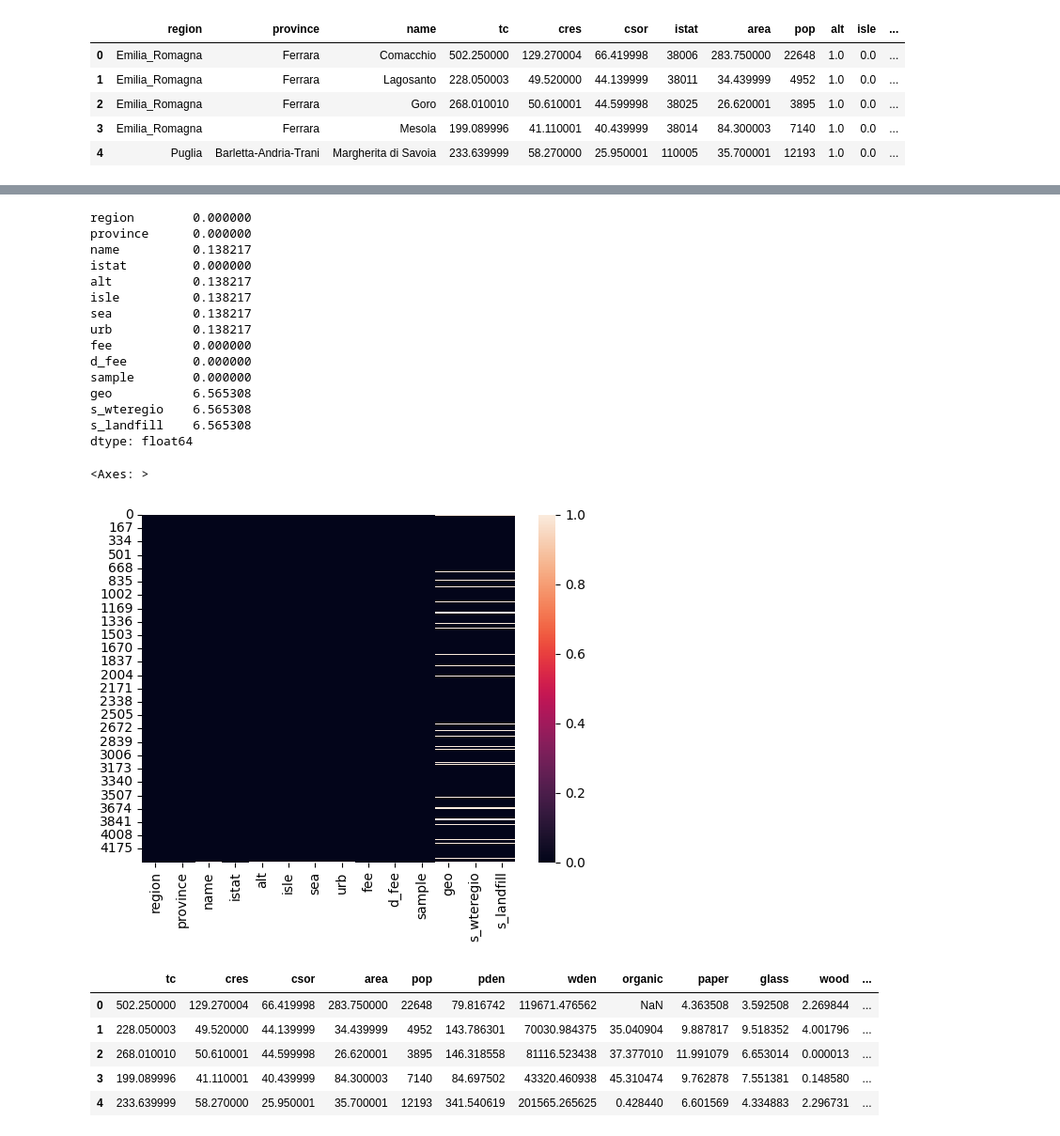
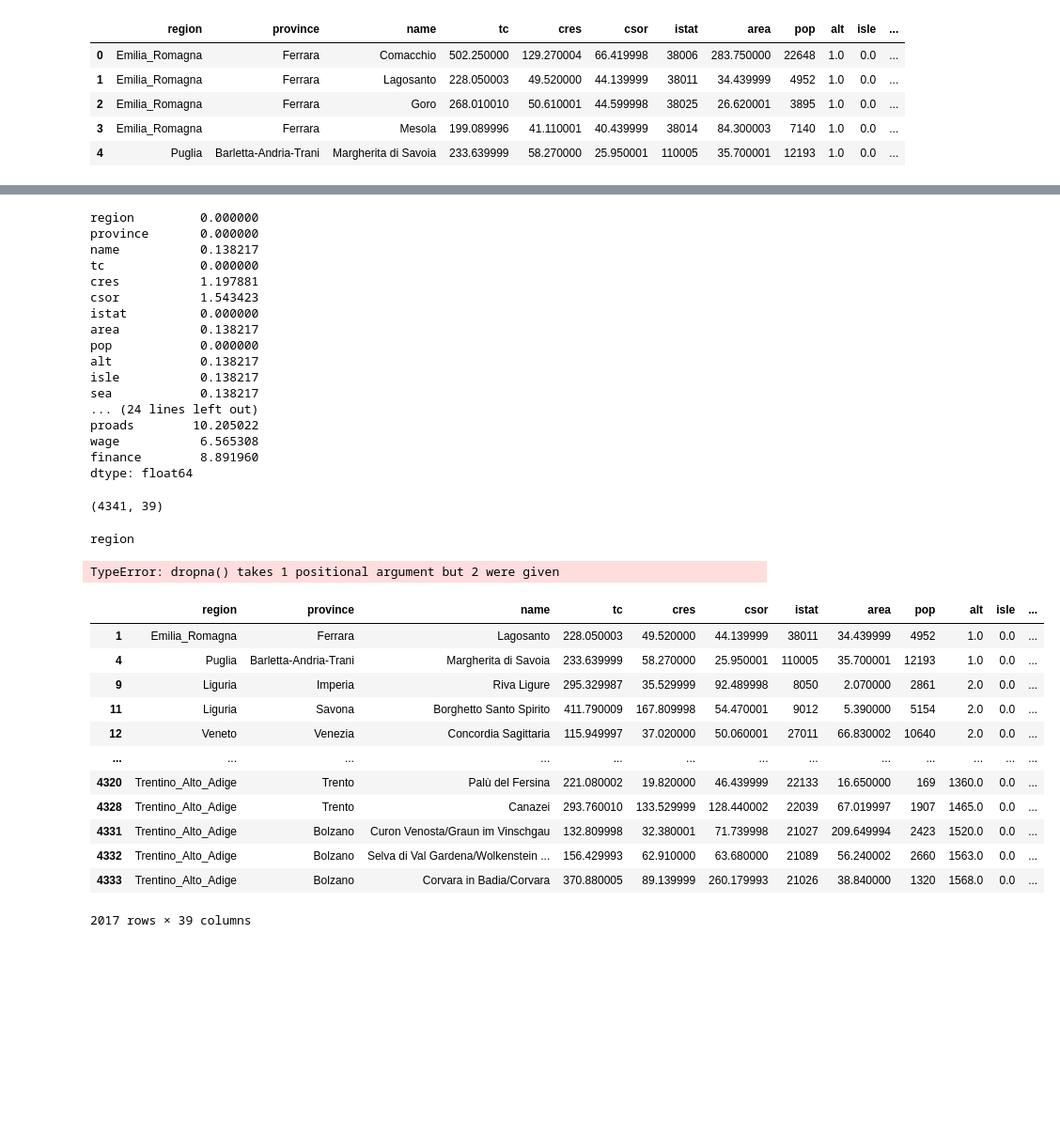
Before and after one commit to Gourav052003/Machine-Learning-Solutions-for-Predicting-Municipal-Waste-Costs-and-Sustainable-Resource-Management, a Jupyter notebook: Impact Analysis/Revenue Prediction.ipynb, the cells around one changed output, grey strips where cells are left out. Shown at 94% size. Drawn from its saved outputs; the diff is of its cells as text; code cells hidden in the pictures; blank space fills up the shorter version.

```diff
--- a/Impact Analysis/Revenue Prediction.ipynb
+++ b/Impact Analysis/Revenue Prediction.ipynb
@@ -31,34 +19,48 @@ categorical_df.head()
 # %%
-categorical_df.isnull().mean()*100
+null_df = WASTE_GENERATION_df.isnull().mean()*100
+null_df
 # %% [output]
-region        0.000000
-province      0.000000
-name          0.138217
-istat         0.000000
-alt           0.138217
-isle          0.138217
-sea           0.138217
-urb           0.138217
-fee           0.000000
-d_fee         0.000000
-sample        0.000000
-geo           6.565308
-s_wteregio    6.565308
-s_landfill    6.565308
+region         0.000000
+province       0.000000
+name           0.138217
+tc             0.000000
+cres           1.197881
+csor           1.543423
+istat          0.000000
+area           0.138217
+pop            0.000000
+alt            0.138217
+isle           0.138217
+sea            0.138217
+... (24 lines left out)
+proads        10.205022
+wage           6.565308
+finance        8.891960
 dtype: float64
-# %%
-import seaborn as sns
-sns.heatmap(categorical_df.isnull())
-# %% [output]
-<Axes: >
-[figure, removed]
-# %%
-numerical_df = WASTE_GENERATION_df.drop(categorical_columns,axis=1)
-numerical_df.head()
-# %% [output]
-|  | tc | cres | csor | area | pop | pden | wden | organic | paper | glass | wood | ... |
-| 0 | 502.250000 | 129.270004 | 66.419998 | 283.750000 | 22648 | 79.816742 | 119671.476562 | NaN | 4.363508 | 3.592508 | 2.269844 | ... |
-| 1 | 228.050003 | 49.520000 | 44.139999 | 34.439999 | 4952 | 143.786301 | 70030.984375 | 35.040904 | 9.887817 | 9.518352 | 4.001796 | ... |
-| 2 | 268.010010 | 50.610001 | 44.599998 | 26.620001 | 3895 | 146.318558 | 81116.523438 | 37.377010 | 11.991079 | 6.653014 | 0.000013 | ... |
-| 3 | 199.089996 | 41.110001 | 40.439999 | 84.300003 | 7140 | 84.697502 | 43320.460938 | 45.310474 | 9.762878 | 7.551381 | 0.148580 | ... |
-| 4 | 233.639999 | 58.270000 | 25.950001 | 35.700001 | 12193 | 341.540619 | 201565.265625 | 0.428440 | 6.601569 | 4.334883 | 2.296731 | ... |
+# %%
+WASTE_GENERATION_df.shape
+# %% [output]
+(4341, 39)
+# %%
+for col,nulls in zip(null_df.index,null_df.values):
+    if nulls<5:
+        WASTE_GENERATION_df.dropna([col])
+# %% [output]
+region
+TypeError: dropna() takes 1 positional argument but 2 were given
+# %%
+WASTE_GENERATION_df[].dropna()
+# %% [output]
+|  | region | province | name | tc | cres | csor | istat | area | pop | alt | isle | ... |
+| 1 | Emilia_Romagna | Ferrara | Lagosanto | 228.050003 | 49.520000 | 44.139999 | 38011 | 34.439999 | 4952 | 1.0 | 0.0 | ... |
+| 4 | Puglia | Barletta-Andria-Trani | Margherita di Savoia | 233.639999 | 58.270000 | 25.950001 | 110005 | 35.700001 | 12193 | 1.0 | 0.0 | ... |
+| 9 | Liguria | Imperia | Riva Ligure | 295.329987 | 35.529999 | 92.489998 | 8050 | 2.070000 | 2861 | 2.0 | 0.0 | ... |
+| 11 | Liguria | Savona | Borghetto Santo Spirito | 411.790009 | 167.809998 | 54.470001 | 9012 | 5.390000 | 5154 | 2.0 | 0.0 | ... |
+| 12 | Veneto | Venezia | Concordia Sagittaria | 115.949997 | 37.020000 | 50.060001 | 27011 | 66.830002 | 10640 | 2.0 | 0.0 | ... |
+| ... | ... | ... | ... | ... | ... | ... | ... | ... | ... | ... | ... | ... |
+| 4320 | Trentino_Alto_Adige | Trento | Palù del Fersina | 221.080002 | 19.820000 | 46.439999 | 22133 | 16.650000 | 169 | 1360.0 | 0.0 | ... |
+| 4328 | Trentino_Alto_Adige | Trento | Canazei | 293.760010 | 133.529999 | 128.440002 | 22039 | 67.019997 | 1907 | 1465.0 | 0.0 | ... |
+| 4331 | Trentino_Alto_Adige | Bolzano | Curon Venosta/Graun im Vinschgau | 132.809998 | 32.380001 | 71.739998 | 21027 | 209.649994 | 2423 | 1520.0 | 0.0 | ... |
+| 4332 | Trentino_Alto_Adige | Bolzano | Selva di Val Gardena/Wolkenstein ... | 156.429993 | 62.910000 | 63.680000 | 21089 | 56.240002 | 2660 | 1563.0 | 0.0 | ... |
+| 4333 | Trentino_Alto_Adige | Bolzano | Corvara in Badia/Corvara | 370.880005 | 89.139999 | 260.179993 | 21026 | 38.840000 | 1320 | 1568.0 | 0.0 | ... |
+2017 rows × 39 columns
```
Also changed, not shown: parts of 1 cell of this notebook, 1 other file.
